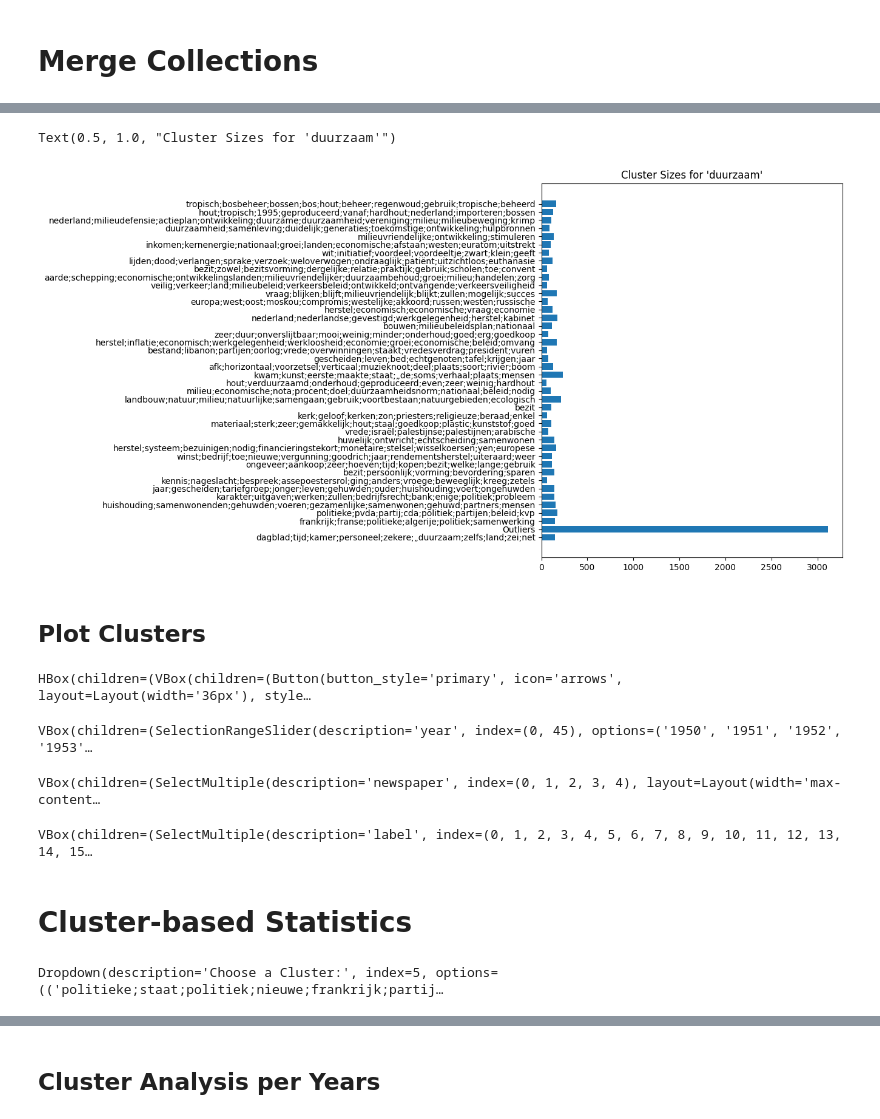
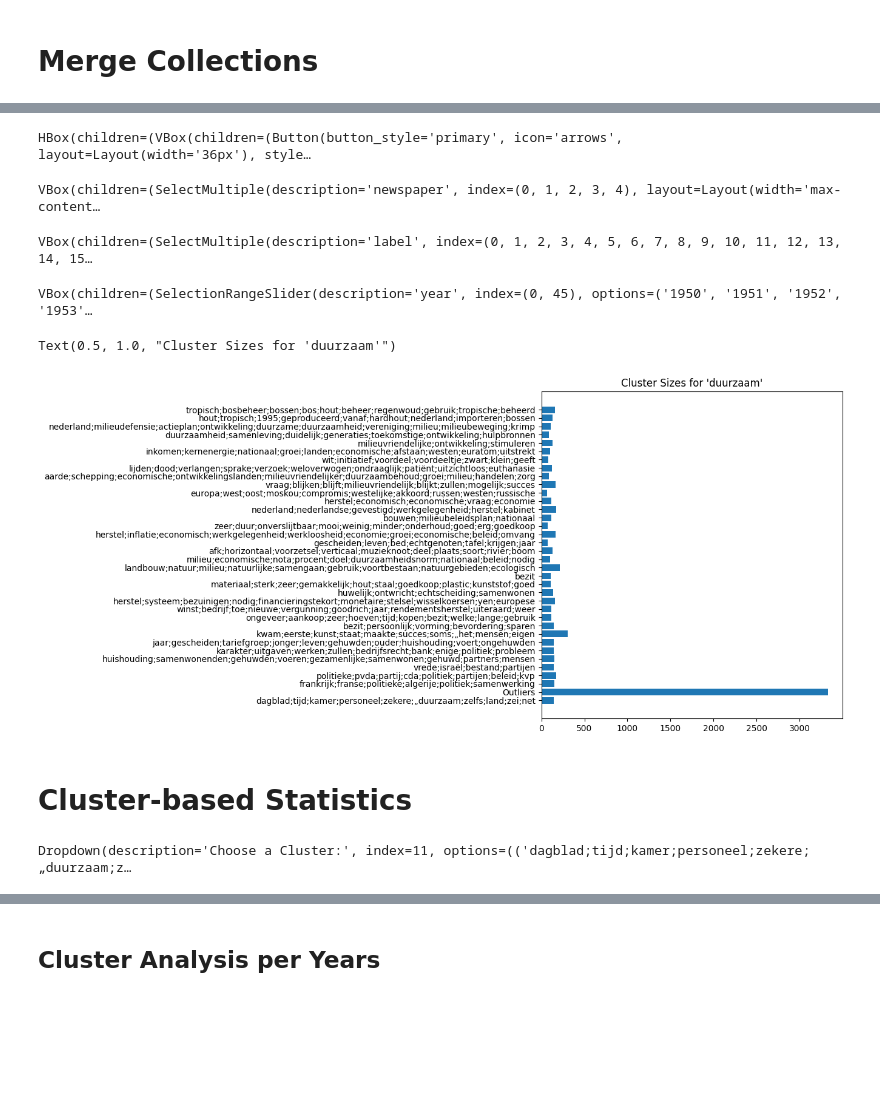
Before and after one commit to Semantics-of-Sustainability/tempo-embeddings, a Jupyter notebook: notebooks/term_frequency.ipynb, the cells around one changed output, grey strips where cells are left out. Saved outputs shown, nothing was run; the diff lists cells and outputs as text; code cells hidden in the pictures; blank space fills up the shorter version.

Commit message:
Use JScatter for clustering.

```diff
--- a/notebooks/term_frequency.ipynb
+++ b/notebooks/term_frequency.ipynb
@@ -329,7 +300,0 @@ WARNING:root:Clustering with {'min_cluster_size': 20, 'cluster_selection_method'
-# %%
-from tempo_embeddings.settings import STOPWORDS
-
-for c in clusters:
-    c.top_words = keyword_extractor.top_words(
-        c, min_words=1, max_words=10, knee_words=100
-    )
@@ -354,30 +301,33 @@ WARNING:root:Overwriting top words: ['tropisch', 'bosbeheer', 'bossen', 'bos', '
+# %%
+%autoreload now
+
+from tempo_embeddings.text.keyword_extractor import KeywordExtractor
+from tempo_embeddings.visualization.jscatter import JScatter
+
+visualizer = JScatter(
+    corpus,
+    categorical_fields=["newspaper", "label"],
+    continuous_filter_fields=["year"],
+    keyword_extractor=keyword_extractor,
+)
+visualizer.visualize()
+# %% [output]
+HBox(children=(VBox(children=(Button(button_style='primary', icon='arrows', layout=Layout(width='36px'), style…
+VBox(children=(SelectMultiple(description='newspaper', index=(0, 1, 2, 3, 4), layout=Layout(width='max-content…
+VBox(children=(SelectMultiple(description='label', index=(0, 1, 2, 3, 4, 5, 6, 7, 8, 9, 10, 11, 12, 13, 14, 15…
+VBox(children=(SelectionRangeSlider(description='year', index=(0, 45), options=('1950', '1951', '1952', '1953'…
 # %%
+clusters = visualizer.corpora
+
 fig, ax = plt.subplots()
 fig.set_figheight(len(clusters) // 5)
 
+
 ax.barh([c.top_words_string() for c in clusters], [len(c) for c in clusters])
 ax.set_title(f"Cluster Sizes for '{text_widget.value}'")
 # %% [output]
 Text(0.5, 1.0, "Cluster Sizes for 'duurzaam'")
-[figure, old version]
+[figure, new version]
-# %% [markdown]
-## Plot Clusters
-# %%
-%autoreload now
-
-from tempo_embeddings.visualization.jscatter import JScatter
-
-visualizer = JScatter(
-    *clusters,
-    categorical_fields=["newspaper", "label"],
-    continuous_filter_fields=["year"],
-)
-display(*visualizer.get_widgets())
-# %% [output]
-HBox(children=(VBox(children=(Button(button_style='primary', icon='arrows', layout=Layout(width='36px'), style…
-VBox(children=(SelectionRangeSlider(description='year', index=(0, 45), options=('1950', '1951', '1952', '1953'…
-VBox(children=(SelectMultiple(description='newspaper', index=(0, 1, 2, 3, 4), layout=Layout(width='max-content…
-VBox(children=(SelectMultiple(description='label', index=(0, 1, 2, 3, 4, 5, 6, 7, 8, 9, 10, 11, 12, 13, 14, 15…
 # %% [markdown]
 # Cluster-based Statistics
 # %%
@@ -390,7 +340,7 @@ cluster_selector = widgets.Dropdown(
 )
 cluster_selector
 # %% [output]
-Dropdown(description='Choose a Cluster:', index=5, options=(('politieke;staat;politiek;nieuwe;frankrijk;partij…
+Dropdown(description='Choose a Cluster:', index=11, options=(('dagblad;tijd;kamer;personeel;zekere;„duurzaam;z…
 # %%
 cluster: Corpus = clusters[cluster_selector.value]
 # %%
```
Also changed, not shown: parts of 12 cells of this notebook.
